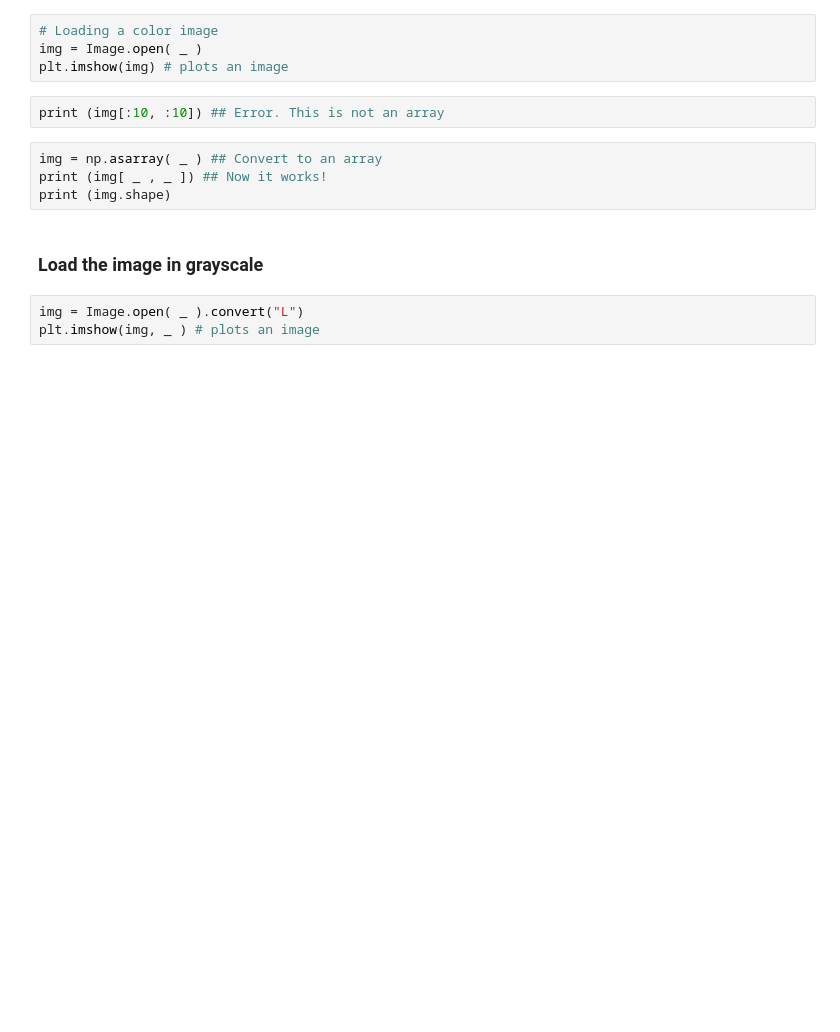
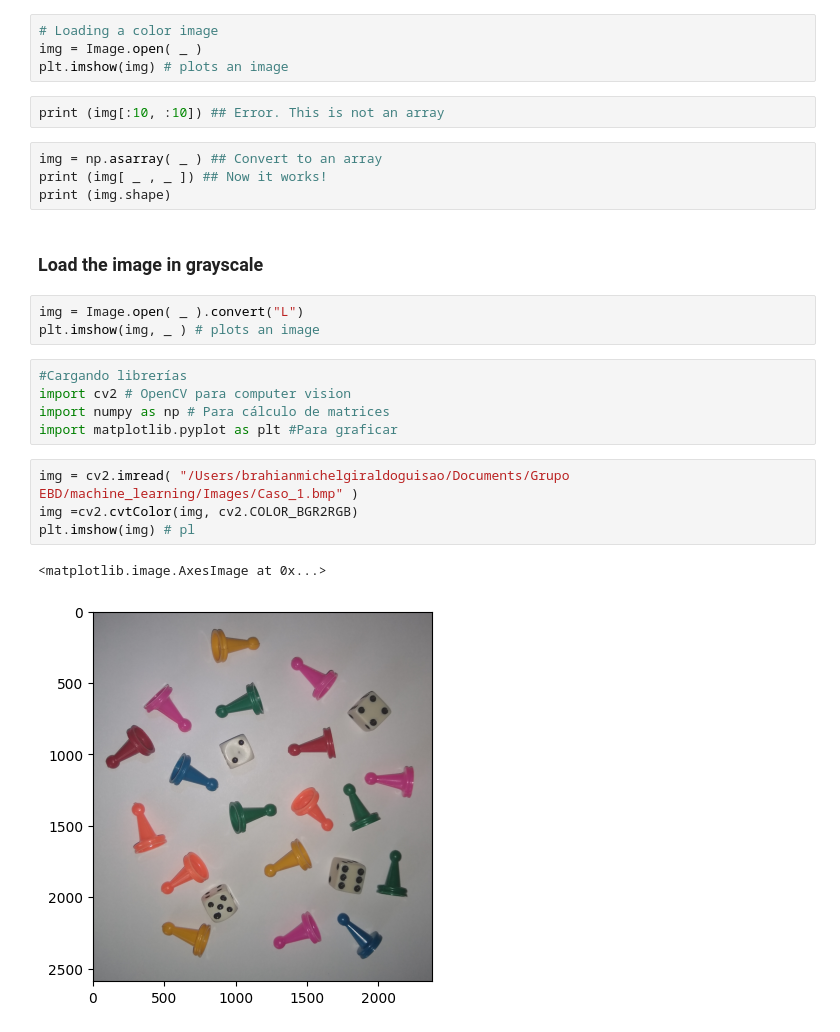
Before and after one commit to brahiangiraldo/machine_learning, a Jupyter notebook: Sem_01/Basics.ipynb, the cells around one changed output. Saved outputs shown, nothing was run; the diff lists cells and outputs as text; blank space fills up the shorter version.

```diff
--- a/Sem_01/Basics.ipynb
+++ b/Sem_01/Basics.ipynb
@@ -199,3 +199,15 @@ print (img.shape)
 # %%
 img = Image.open( _ ).convert("L")
 plt.imshow(img, _ ) # plots an image
+# %%
+#Cargando librerías
+import cv2 # OpenCV para computer vision
+import numpy as np # Para cálculo de matrices
+import matplotlib.pyplot as plt #Para graficar
+# %%
+img = cv2.imread( "/Users/brahianmichelgiraldoguisao/Documents/Grupo EBD/machine_learning/Images/Caso_1.bmp" )
+img =cv2.cvtColor(img, cv2.COLOR_BGR2RGB)
+plt.imshow(img) # pl
+# %% [output]
+<matplotlib.image.AxesImage at 0x...>
+[figure, added]
```
Also changed, not shown: parts of 11 cells of this notebook, 3 other files.
